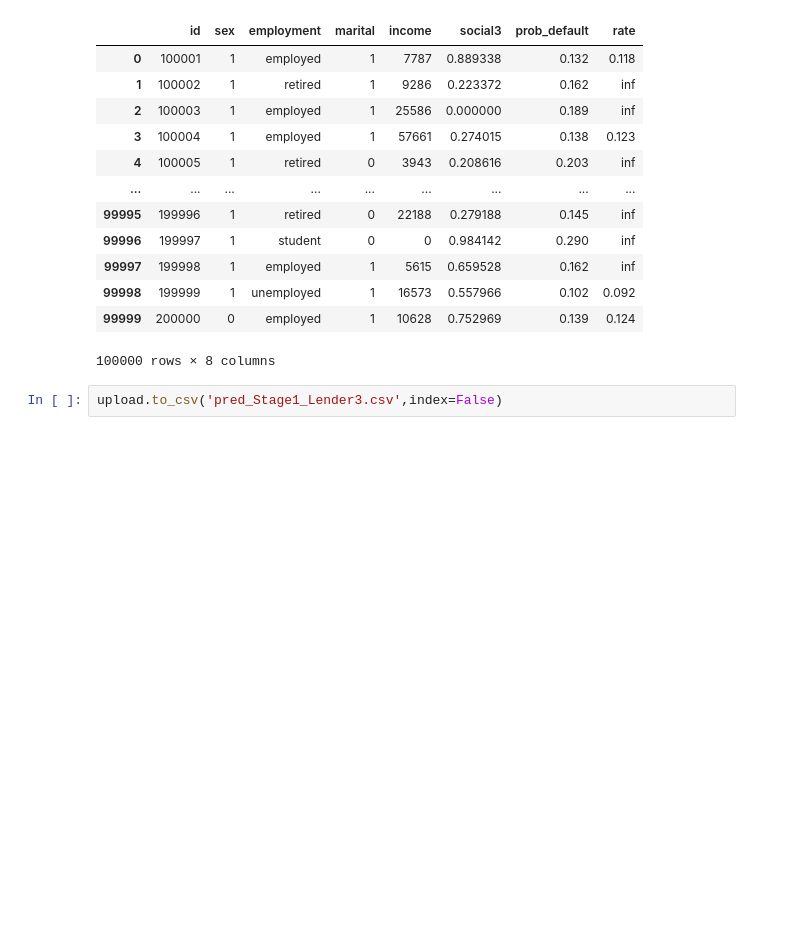
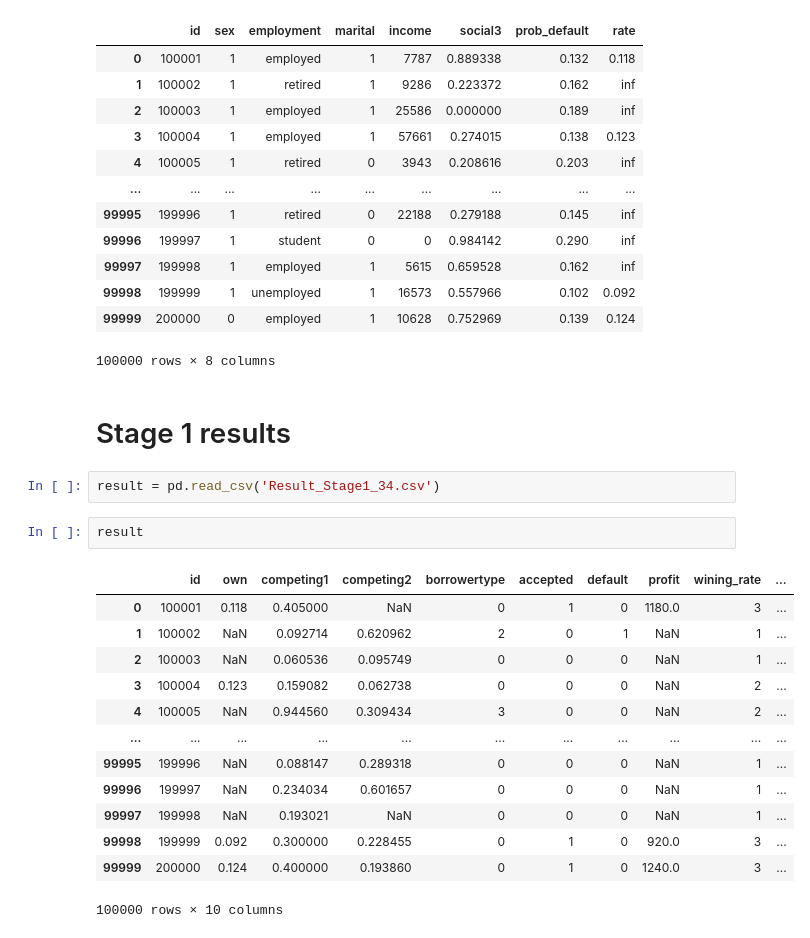
Before and after one commit to r-jaylet/advanced_fin, a Jupyter notebook: Fin.ipynb, the cells around one changed output. Drawn from its saved outputs; the diff is of its cells as text; blank space fills up the shorter version.

```diff
--- a/Fin.ipynb
+++ b/Fin.ipynb
@@ -289,5 +282,23 @@ upload
 | 99998 | 199999 | 1 | unemployed | 1 | 16573 | 0.557966 | 0.102 | 0.092 |
 | 99999 | 200000 | 0 | employed | 1 | 10628 | 0.752969 | 0.139 | 0.124 |
 100000 rows × 8 columns
+# %% [markdown]
+# Stage 1 results
 # %%
-upload.to_csv('pred_Stage1_Lender3.csv',index=False)
+result = pd.read_csv('Result_Stage1_34.csv')
+# %%
+result
+# %% [output]
+|  | id | own | competing1 | competing2 | borrowertype | accepted | default | profit | wining_rate | ... |
+| 0 | 100001 | 0.118 | 0.405000 | NaN | 0 | 1 | 0 | 1180.0 | 3 | ... |
+| 1 | 100002 | NaN | 0.092714 | 0.620962 | 2 | 0 | 1 | NaN | 1 | ... |
+| 2 | 100003 | NaN | 0.060536 | 0.095749 | 0 | 0 | 0 | NaN | 1 | ... |
+| 3 | 100004 | 0.123 | 0.159082 | 0.062738 | 0 | 0 | 0 | NaN | 2 | ... |
+| 4 | 100005 | NaN | 0.944560 | 0.309434 | 3 | 0 | 0 | NaN | 2 | ... |
+| ... | ... | ... | ... | ... | ... | ... | ... | ... | ... | ... |
+| 99995 | 199996 | NaN | 0.088147 | 0.289318 | 0 | 0 | 0 | NaN | 1 | ... |
+| 99996 | 199997 | NaN | 0.234034 | 0.601657 | 0 | 0 | 0 | NaN | 1 | ... |
+| 99997 | 199998 | NaN | 0.193021 | NaN | 0 | 0 | 0 | NaN | 1 | ... |
+| 99998 | 199999 | 0.092 | 0.300000 | 0.228455 | 0 | 1 | 0 | 920.0 | 3 | ... |
+| 99999 | 200000 | 0.124 | 0.400000 | 0.193860 | 0 | 1 | 0 | 1240.0 | 3 | ... |
+100000 rows × 10 columns
```
Also changed, not shown: parts of 32 cells of this notebook, 5 other files.
